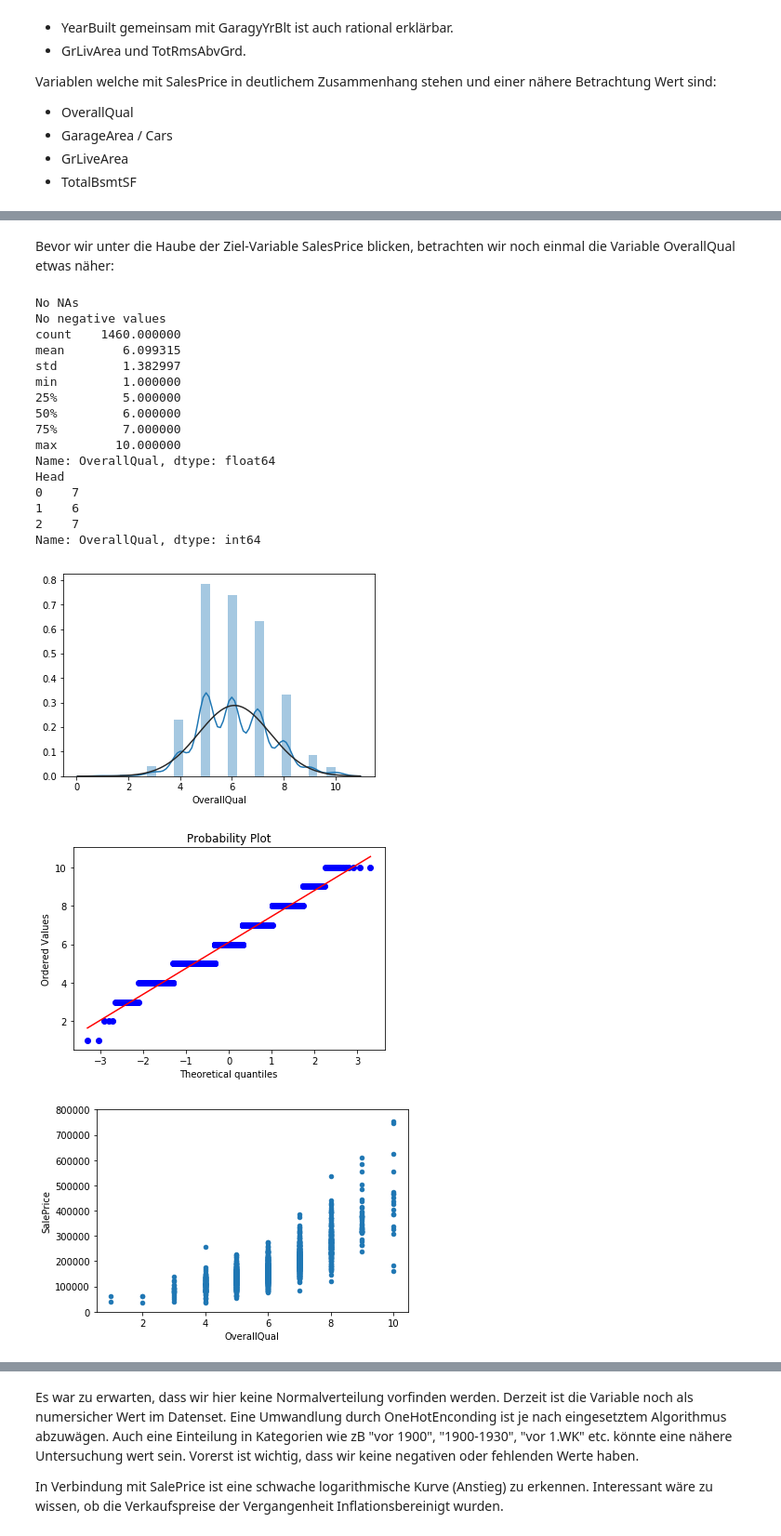
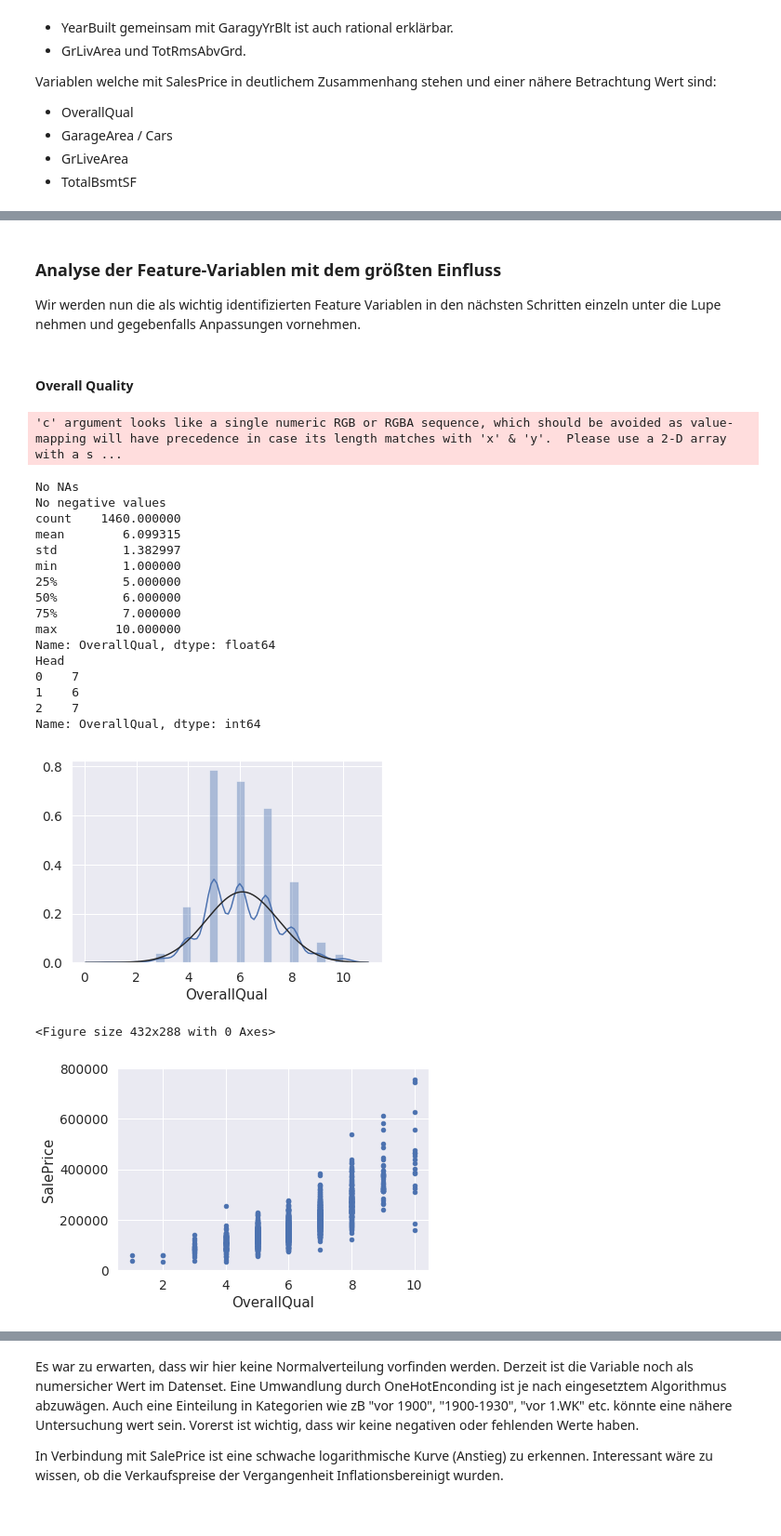
Before and after one commit to AndreasBleyel/AlgoProjekt, a Jupyter notebook: AmesHousePrices.ipynb, the cells around one changed output, grey strips where cells are left out. Shown at 93% size. Cells and saved outputs as stored; diff of their text form; code cells hidden in the pictures.

```diff
--- a/AmesHousePrices.ipynb
+++ b/AmesHousePrices.ipynb
@@ -360,27 +375,31 @@ Soweit keine fehlenden Werte aber natürlich Datensätze welche den Wert 0 in be
-# %% [markdown]
-Bevor wir unter die Haube der Ziel-Variable SalesPrice blicken, betrachten wir noch einmal die Variable OverallQual etwas näher:
+# %% [markdown]
+### Analyse der Feature-Variablen mit dem größten Einfluss
+Wir werden nun die als wichtig identifizierten Feature Variablen in den nächsten Schritten einzeln unter die Lupe nehmen und gegebenfalls Anpassungen vornehmen.
+# %% [markdown]
+#### Overall Quality
 # %%
-checkFeature('OverallQual', train)
+checkFeature('OverallQual', train, True)
 # %% [output]
-No NAs
-No negative values
-count    1460.000000
-mean        6.099315
-std         1.382997
-min         1.000000
-25%         5.000000
-50%         6.000000
-75%         7.000000
-max        10.000000
-Name: OverallQual, dtype: float64
-Head
-0    7
-1    6
-2    7
-Name: OverallQual, dtype: int64
+'c' argument looks like a single numeric RGB or RGBA sequence, which should be avoided as value-mapping will have precedence in case its length matches with 'x' & 'y'.  Please use a 2-D array with a s ...
+No NAs
+No negative values
+count    1460.000000
+mean        6.099315
+std         1.382997
+min         1.000000
+25%         5.000000
+50%         6.000000
+75%         7.000000
+max        10.000000
+Name: OverallQual, dtype: float64
+Head
+0    7
+1    6
+2    7
+Name: OverallQual, dtype: int64
-[figure, old version]
+[figure, new version]
+<Figure size 432x288 with 0 Axes>
-[figure, old version]
+[figure, new version]
-[figure, removed]
 # %% [markdown]
 OverallQual ist eine Aufteilung in 10 Wertungs-Kategorien. Beginnend bei 1 als schlechteste Kategorie, bishin zu 10 als beste. Dabei handelt es sich um int64 Ganzzahlen welche eventuell als kategoriale Variable dargestellt werden könnten. Da jedoch eine schöne Korrelation der OverallQual mit dem SalePrice vorhanden ist, behalten wir den numerischen Typ bei.
 
```
Also changed, not shown: parts of 173 cells of this notebook, 1 other file.
